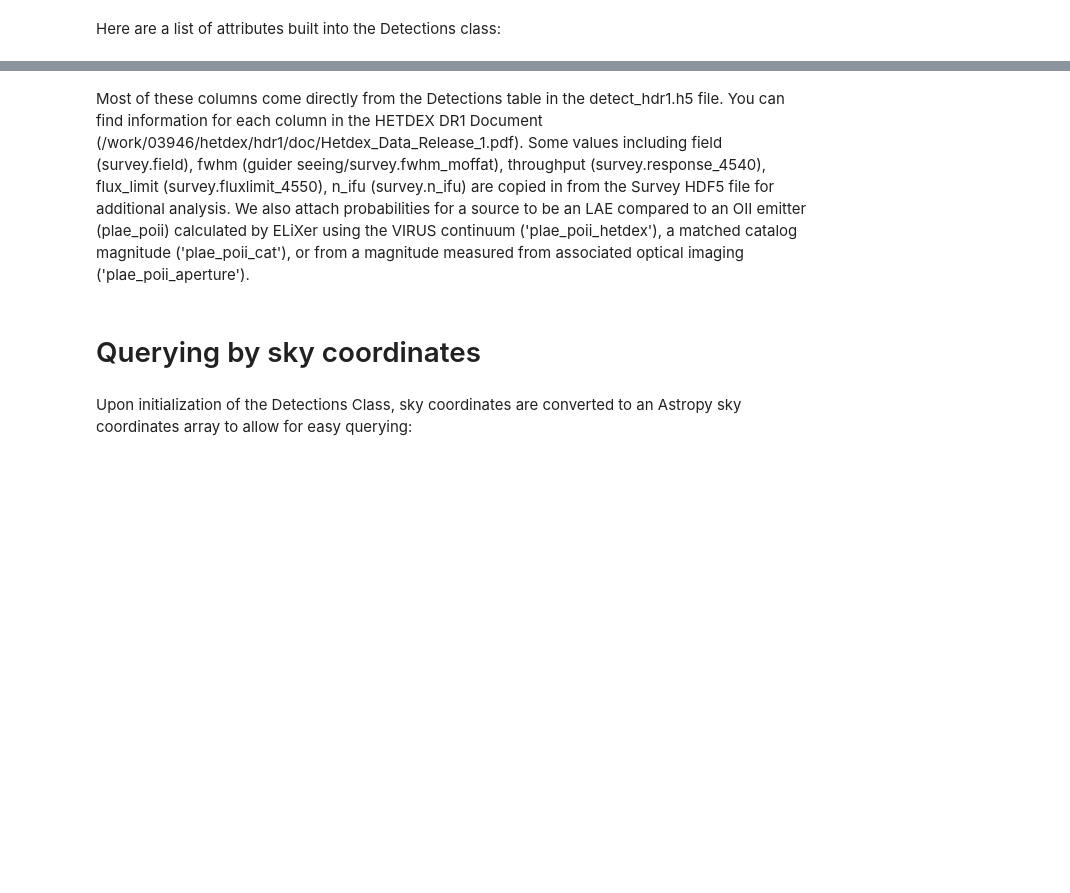
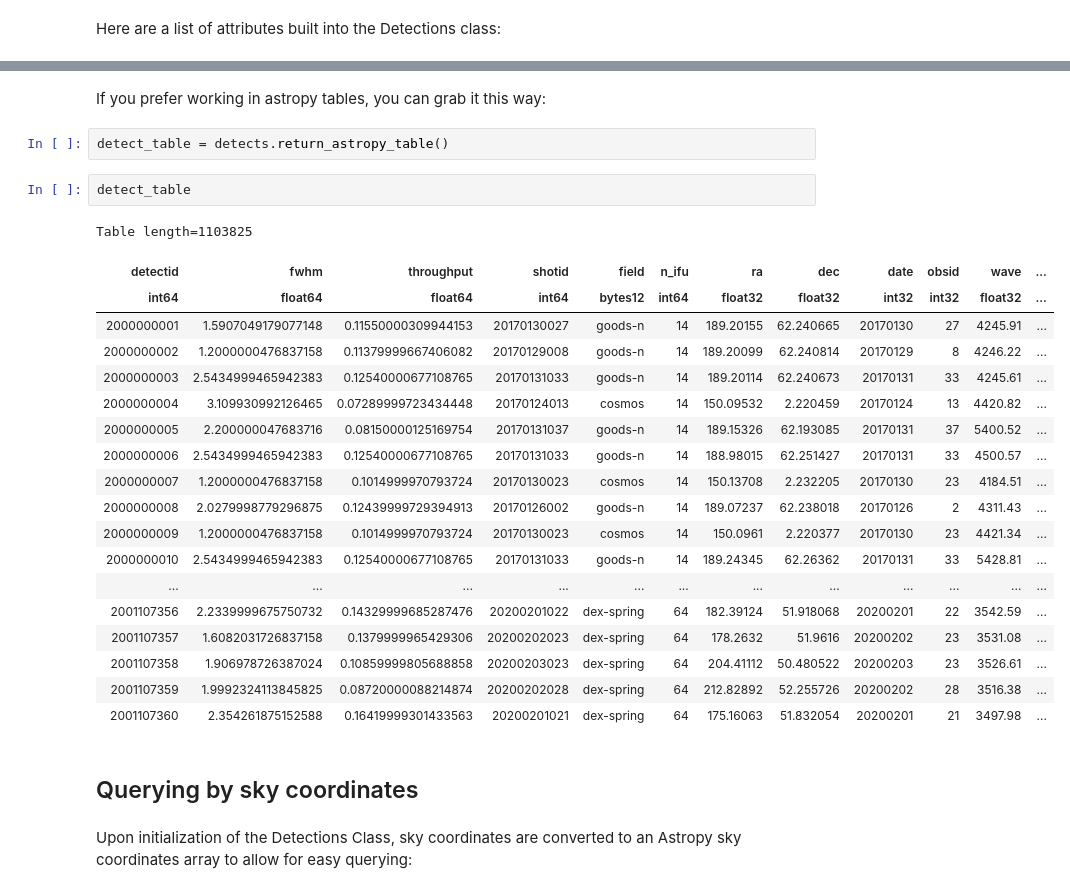
Before and after one commit to HETDEX/hetdex_api, a Jupyter notebook: notebooks/03-Detections_Database_and_API.ipynb, the cells around one changed output, grey strips where cells are left out. Drawn from its saved outputs; the diff is of its cells as text; blank space fills up the shorter version.

Commit message:
Updated notebook for find_match example

```diff
--- a/notebooks/03-Detections_Database_and_API.ipynb
+++ b/notebooks/03-Detections_Database_and_API.ipynb
@@ -50,7 +51,31 @@ dict_keys(['survey', 'filename', 'hdfile', 'detectid', 'detectname', 'inputid',
-# %% [markdown]
-Most of these columns come directly from the Detections table in the detect_hdr1.h5 file. You can find information for each column in the HETDEX DR1 Document (/work/03946/hetdex/hdr1/doc/Hetdex_Data_Release_1.pdf). Some values including field (survey.field), fwhm (guider seeing/survey.fwhm_moffat), throughput (survey.response_4540), flux_limit (survey.fluxlimit_4550), n_ifu (survey.n_ifu) are copied in from the Survey HDF5 file for additional analysis.  We also attach probabilities for a source to be an LAE compared to an OII emitter (plae_poii) calculated by ELiXer using the VIRUS continuum ('plae_poii_hetdex'), a matched catalog magnitude ('plae_poii_cat'), or from a magnitude measured from associated optical imaging ('plae_poii_aperture').
+# %% [markdown]
+If you prefer working in astropy tables, you can grab it this way:
+# %%
+detect_table = detects.return_astropy_table()
+# %%
+detect_table
+# %% [output]
+Table length=1103825
+| detectid | fwhm | throughput | shotid | field | n_ifu | ra | dec | date | obsid | wave | ... |
+| int64 | float64 | float64 | int64 | bytes12 | int64 | float32 | float32 | int32 | int32 | float32 | ... |
+| 2000000001 | 1.5907049179077148 | 0.11550000309944153 | 20170130027 | goods-n | 14 | 189.20155 | 62.240665 | 20170130 | 27 | 4245.91 | ... |
+| 2000000002 | 1.2000000476837158 | 0.11379999667406082 | 20170129008 | goods-n | 14 | 189.20099 | 62.240814 | 20170129 | 8 | 4246.22 | ... |
+| 2000000003 | 2.5434999465942383 | 0.12540000677108765 | 20170131033 | goods-n | 14 | 189.20114 | 62.240673 | 20170131 | 33 | 4245.61 | ... |
+| 2000000004 | 3.109930992126465 | 0.07289999723434448 | 20170124013 | cosmos | 14 | 150.09532 | 2.220459 | 20170124 | 13 | 4420.82 | ... |
+| 2000000005 | 2.200000047683716 | 0.08150000125169754 | 20170131037 | goods-n | 14 | 189.15326 | 62.193085 | 20170131 | 37 | 5400.52 | ... |
+| 2000000006 | 2.5434999465942383 | 0.12540000677108765 | 20170131033 | goods-n | 14 | 188.98015 | 62.251427 | 20170131 | 33 | 4500.57 | ... |
+| 2000000007 | 1.2000000476837158 | 0.1014999970793724 | 20170130023 | cosmos | 14 | 150.13708 | 2.232205 | 20170130 | 23 | 4184.51 | ... |
+| 2000000008 | 2.0279998779296875 | 0.12439999729394913 | 20170126002 | goods-n | 14 | 189.07237 | 62.238018 | 20170126 | 2 | 4311.43 | ... |
+| 2000000009 | 1.2000000476837158 | 0.1014999970793724 | 20170130023 | cosmos | 14 | 150.0961 | 2.220377 | 20170130 | 23 | 4421.34 | ... |
+| 2000000010 | 2.5434999465942383 | 0.12540000677108765 | 20170131033 | goods-n | 14 | 189.24345 | 62.26362 | 20170131 | 33 | 5428.81 | ... |
+| ... | ... | ... | ... | ... | ... | ... | ... | ... | ... | ... | ... |
+| 2001107356 | 2.2339999675750732 | 0.14329999685287476 | 20200201022 | dex-spring | 64 | 182.39124 | 51.918068 | 20200201 | 22 | 3542.59 | ... |
+| 2001107357 | 1.6082031726837158 | 0.1379999965429306 | 20200202023 | dex-spring | 64 | 178.2632 | 51.9616 | 20200202 | 23 | 3531.08 | ... |
+| 2001107358 | 1.906978726387024 | 0.10859999805688858 | 20200203023 | dex-spring | 64 | 204.41112 | 50.480522 | 20200203 | 23 | 3526.61 | ... |
+| 2001107359 | 1.9992324113845825 | 0.08720000088214874 | 20200202028 | dex-spring | 64 | 212.82892 | 52.255726 | 20200202 | 28 | 3516.38 | ... |
+| 2001107360 | 2.354261875152588 | 0.16419999301433563 | 20200201021 | dex-spring | 64 | 175.16063 | 51.832054 | 20200201 | 21 | 3497.98 | ... |
 # %% [markdown]
-# Querying by sky coordinates
+## Querying by sky coordinates
 # %% [markdown]
 Upon initialization of the Detections Class, sky coordinates are converted to an Astropy sky coordinates array to allow for easy querying:
 # %%
```
Also changed, not shown: parts of 32 cells of this notebook.
